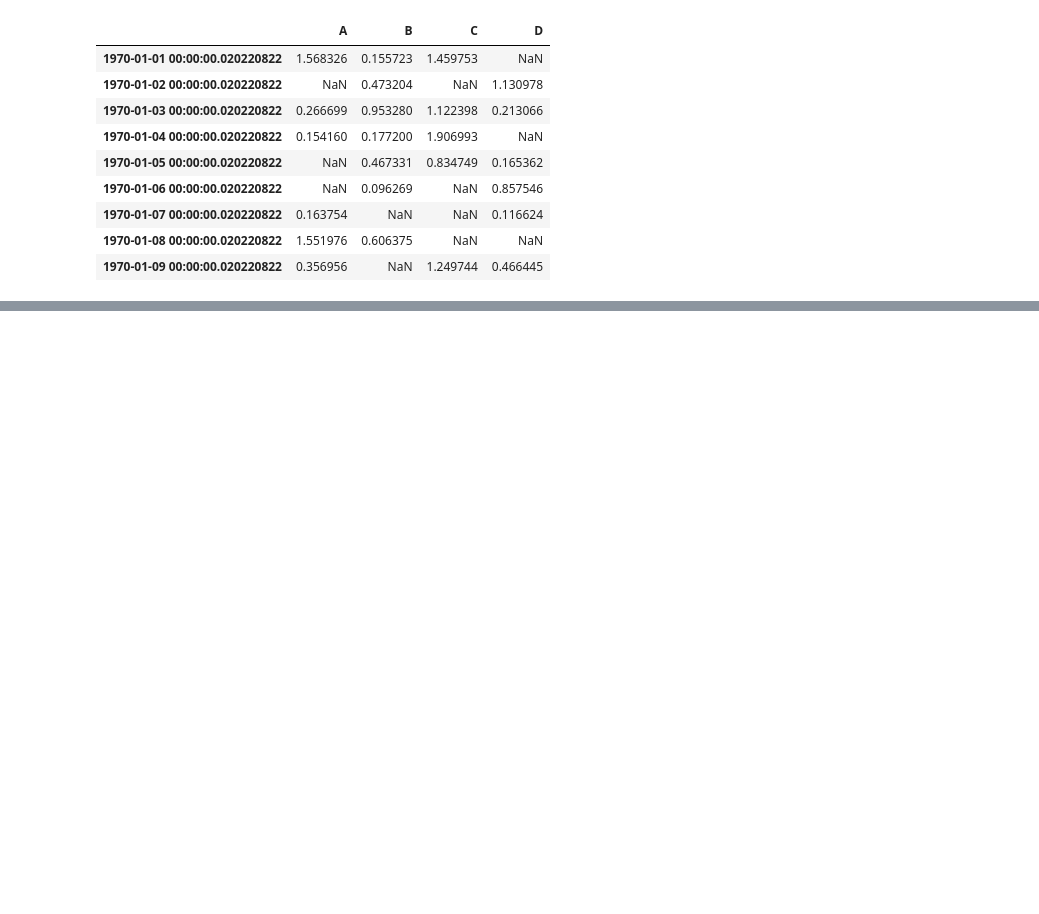
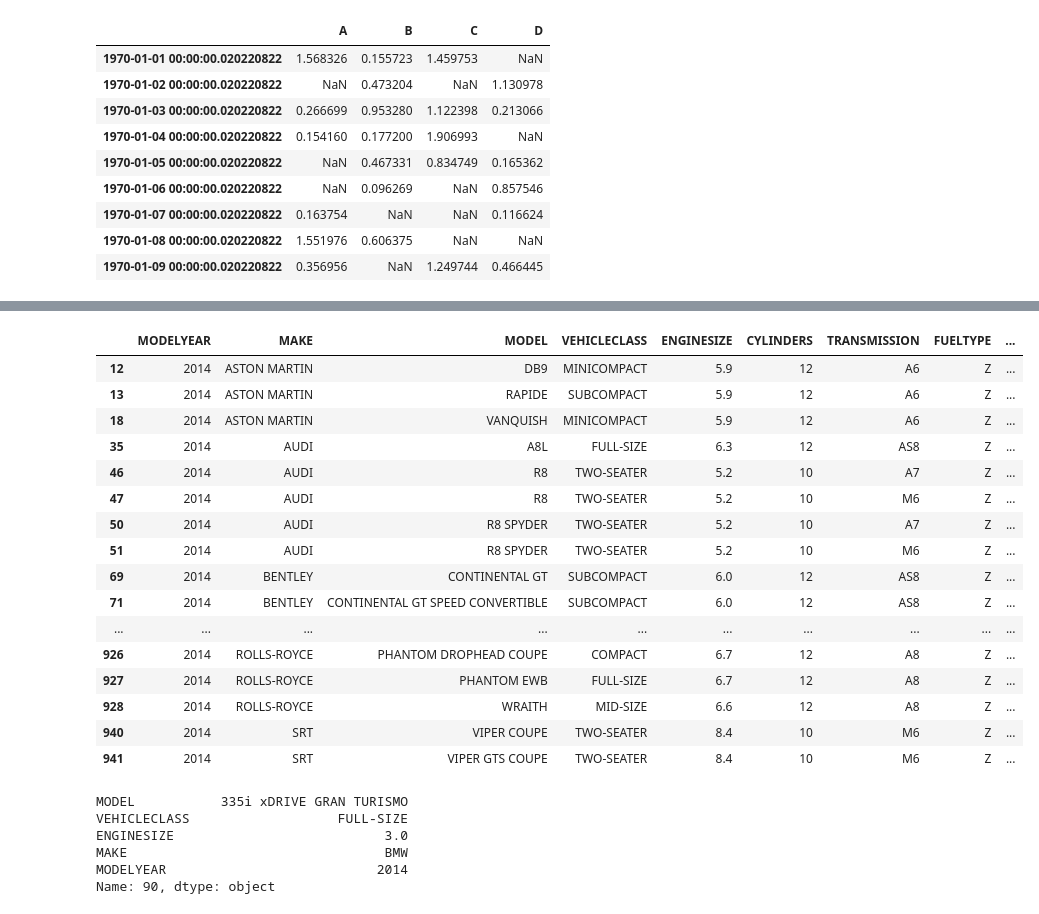
Before and after one commit to juneedpk/data-viz1, a Jupyter notebook: pandas.ipynb, the cells around one changed output, grey strips where cells are left out. Saved outputs shown, nothing was run; the diff lists cells and outputs as text; code cells hidden in the pictures; blank space fills up the shorter version.

```diff
--- a/pandas.ipynb
+++ b/pandas.ipynb
@@ -128,0 +176,30 @@ final[final>0]
+# %%
+fuel[fuel['ENGINESIZE']>4]
+fuel[fuel['CYLINDERS']>8]
+# %% [output]
+|  | MODELYEAR | MAKE | MODEL | VEHICLECLASS | ENGINESIZE | CYLINDERS | TRANSMISSION | FUELTYPE | ... |
+| 12 | 2014 | ASTON MARTIN | DB9 | MINICOMPACT | 5.9 | 12 | A6 | Z | ... |
+| 13 | 2014 | ASTON MARTIN | RAPIDE | SUBCOMPACT | 5.9 | 12 | A6 | Z | ... |
+| 18 | 2014 | ASTON MARTIN | VANQUISH | MINICOMPACT | 5.9 | 12 | A6 | Z | ... |
+| 35 | 2014 | AUDI | A8L | FULL-SIZE | 6.3 | 12 | AS8 | Z | ... |
+| 46 | 2014 | AUDI | R8 | TWO-SEATER | 5.2 | 10 | A7 | Z | ... |
+| 47 | 2014 | AUDI | R8 | TWO-SEATER | 5.2 | 10 | M6 | Z | ... |
+| 50 | 2014 | AUDI | R8 SPYDER | TWO-SEATER | 5.2 | 10 | A7 | Z | ... |
+| 51 | 2014 | AUDI | R8 SPYDER | TWO-SEATER | 5.2 | 10 | M6 | Z | ... |
+| 69 | 2014 | BENTLEY | CONTINENTAL GT | SUBCOMPACT | 6.0 | 12 | AS8 | Z | ... |
+| 71 | 2014 | BENTLEY | CONTINENTAL GT SPEED CONVERTIBLE | SUBCOMPACT | 6.0 | 12 | AS8 | Z | ... |
+| ... | ... | ... | ... | ... | ... | ... | ... | ... | ... |
+| 926 | 2014 | ROLLS-ROYCE | PHANTOM DROPHEAD COUPE | COMPACT | 6.7 | 12 | A8 | Z | ... |
+| 927 | 2014 | ROLLS-ROYCE | PHANTOM EWB | FULL-SIZE | 6.7 | 12 | A8 | Z | ... |
+| 928 | 2014 | ROLLS-ROYCE | WRAITH | MID-SIZE | 6.6 | 12 | A8 | Z | ... |
+| 940 | 2014 | SRT | VIPER COUPE | TWO-SEATER | 8.4 | 10 | M6 | Z | ... |
+| 941 | 2014 | SRT | VIPER GTS COUPE | TWO-SEATER | 8.4 | 10 | M6 | Z | ... |
+# %%
+fuel.loc[90,['MODEL','VEHICLECLASS','ENGINESIZE','MAKE','MODELYEAR']] #CROSS SECTION OF DATA.
+# %% [output]
+MODEL           335i xDRIVE GRAN TURISMO
+VEHICLECLASS                   FULL-SIZE
+ENGINESIZE                           3.0
+MAKE                                 BMW
+MODELYEAR                           2014
+Name: 90, dtype: object
```
Also changed, not shown: parts of 6 cells of this notebook, 1 other file.
